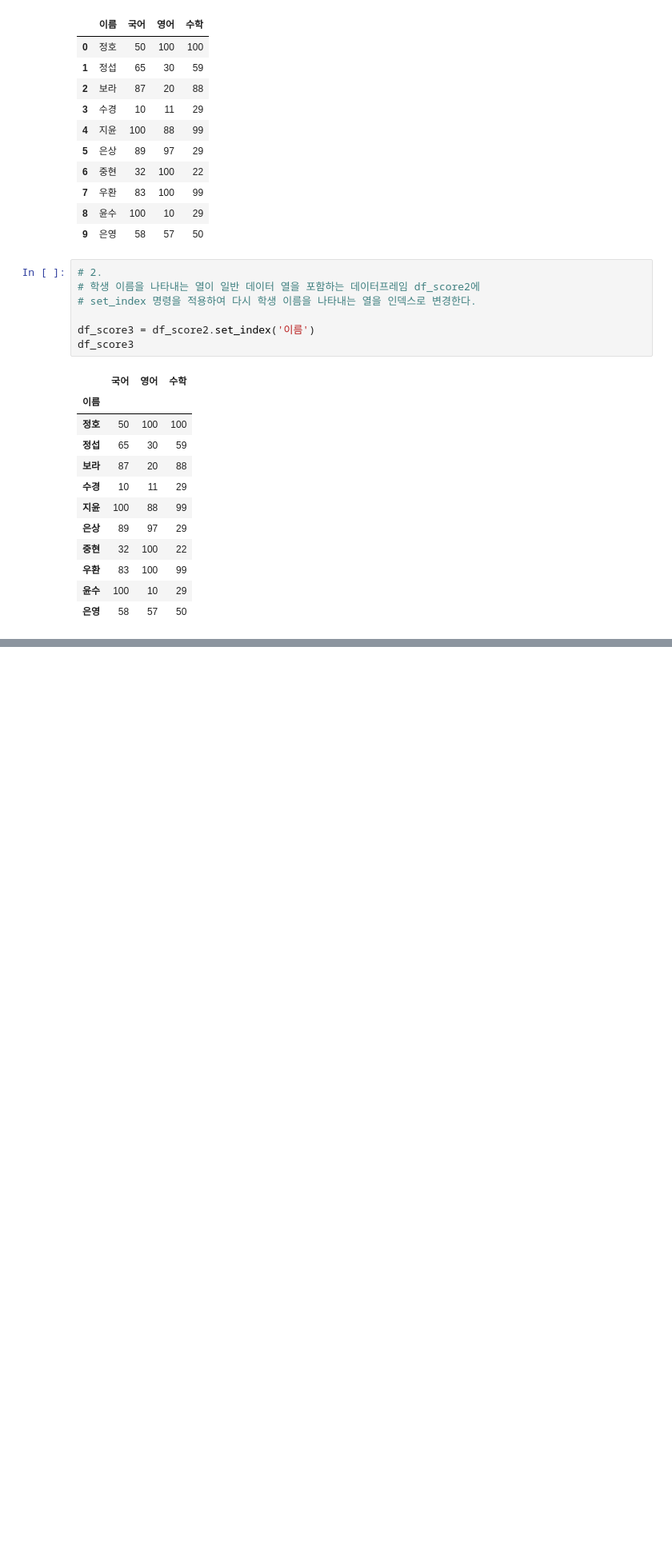
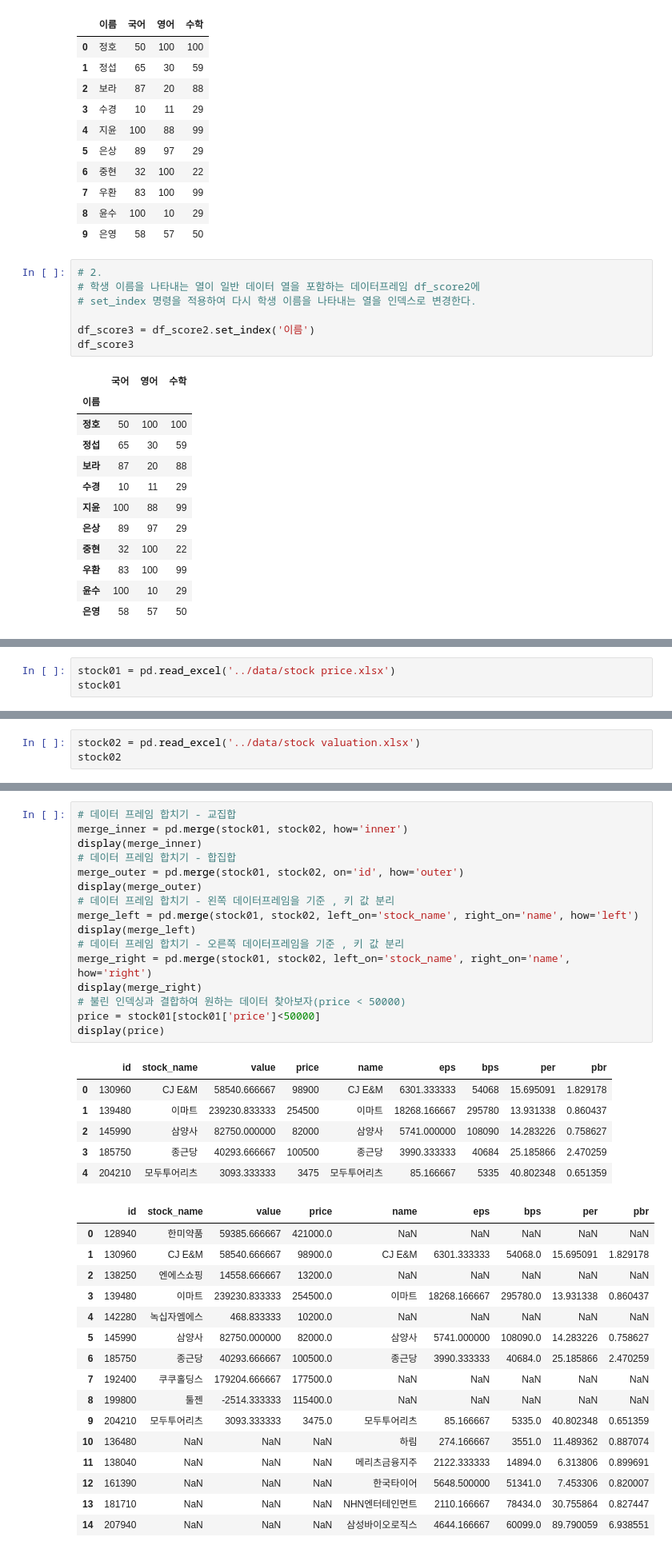
Before and after one commit to dhdmsdud/TIL, a Jupyter notebook: MachinLearning/Pandas[03].ipynb, the cells around one changed output, grey strips where cells are left out. Shown: that part at 80% size. Drawn from its saved outputs; the diff is of its cells as text; blank space fills up the shorter version.

```diff
--- a/MachinLearning/Pandas[03].ipynb
+++ b/MachinLearning/Pandas[03].ipynb
@@ -385,0 +560,3 @@ df_score3
+# %%
+stock01 = pd.read_excel('../data/stock price.xlsx')
+stock01
@@ -385,0 +575,3 @@ df_score3
+# %%
+stock02 = pd.read_excel('../data/stock valuation.xlsx')
+stock02
@@ -385,0 +590,39 @@ df_score3
+# %%
+# 데이터 프레임 합치기 - 교집합
+merge_inner = pd.merge(stock01, stock02, how='inner')
+display(merge_inner)
+# 데이터 프레임 합치기 - 합집합
+merge_outer = pd.merge(stock01, stock02, on='id', how='outer')
+display(merge_outer)
+# 데이터 프레임 합치기 - 왼쪽 데이터프레임을 기준 , 키 값 분리
+merge_left = pd.merge(stock01, stock02, left_on='stock_name', right_on='name', how='left')
+display(merge_left)
+# 데이터 프레임 합치기 - 오른쪽 데이터프레임을 기준 , 키 값 분리
+merge_right = pd.merge(stock01, stock02, left_on='stock_name', right_on='name', how='right')
+display(merge_right)
+# 불린 인덱싱과 결합하여 원하는 데이터 찾아보자(price < 50000)
+price = stock01[stock01['price']<50000]
+display(price)
+# %% [output]
+|  | id | stock_name | value | price | name | eps | bps | per | pbr |
+| 0 | 130960 | CJ E&M | 58540.666667 | 98900 | CJ E&M | 6301.333333 | 54068 | 15.695091 | 1.829178 |
+| 1 | 139480 | 이마트 | 239230.833333 | 254500 | 이마트 | 18268.166667 | 295780 | 13.931338 | 0.860437 |
+| 2 | 145990 | 삼양사 | 82750.000000 | 82000 | 삼양사 | 5741.000000 | 108090 | 14.283226 | 0.758627 |
+| 3 | 185750 | 종근당 | 40293.666667 | 100500 | 종근당 | 3990.333333 | 40684 | 25.185866 | 2.470259 |
+| 4 | 204210 | 모두투어리츠 | 3093.333333 | 3475 | 모두투어리츠 | 85.166667 | 5335 | 40.802348 | 0.651359 |
+|  | id | stock_name | value | price | name | eps | bps | per | pbr |
+| 0 | 128940 | 한미약품 | 59385.666667 | 421000.0 | NaN | NaN | NaN | NaN | NaN |
+| 1 | 130960 | CJ E&M | 58540.666667 | 98900.0 | CJ E&M | 6301.333333 | 54068.0 | 15.695091 | 1.829178 |
+| 2 | 138250 | 엔에스쇼핑 | 14558.666667 | 13200.0 | NaN | NaN | NaN | NaN | NaN |
+| 3 | 139480 | 이마트 | 239230.833333 | 254500.0 | 이마트 | 18268.166667 | 295780.0 | 13.931338 | 0.860437 |
+| 4 | 142280 | 녹십자엠에스 | 468.833333 | 10200.0 | NaN | NaN | NaN | NaN | NaN |
+| 5 | 145990 | 삼양사 | 82750.000000 | 82000.0 | 삼양사 | 5741.000000 | 108090.0 | 14.283226 | 0.758627 |
+| 6 | 185750 | 종근당 | 40293.666667 | 100500.0 | 종근당 | 3990.333333 | 40684.0 | 25.185866 | 2.470259 |
+| 7 | 192400 | 쿠쿠홀딩스 | 179204.666667 | 177500.0 | NaN | NaN | NaN | NaN | NaN |
+| 8 | 199800 | 툴젠 | -2514.333333 | 115400.0 | NaN | NaN | NaN | NaN | NaN |
+| 9 | 204210 | 모두투어리츠 | 3093.333333 | 3475.0 | 모두투어리츠 | 85.166667 | 5335.0 | 40.802348 | 0.651359 |
+| 10 | 136480 | NaN | NaN | NaN | 하림 | 274.166667 | 3551.0 | 11.489362 | 0.887074 |
+| 11 | 138040 | NaN | NaN | NaN | 메리츠금융지주 | 2122.333333 | 14894.0 | 6.313806 | 0.899691 |
+| 12 | 161390 | NaN | NaN | NaN | 한국타이어 | 5648.500000 | 51341.0 | 7.453306 | 0.820007 |
+| 13 | 181710 | NaN | NaN | NaN | NHN엔터테인먼트 | 2110.166667 | 78434.0 | 30.755864 | 0.827447 |
+| 14 | 207940 | NaN | NaN | NaN | 삼성바이오로직스 | 4644.166667 | 60099.0 | 89.790059 | 6.938551 |
```
Also changed, not shown: parts of 58 cells of this notebook.
